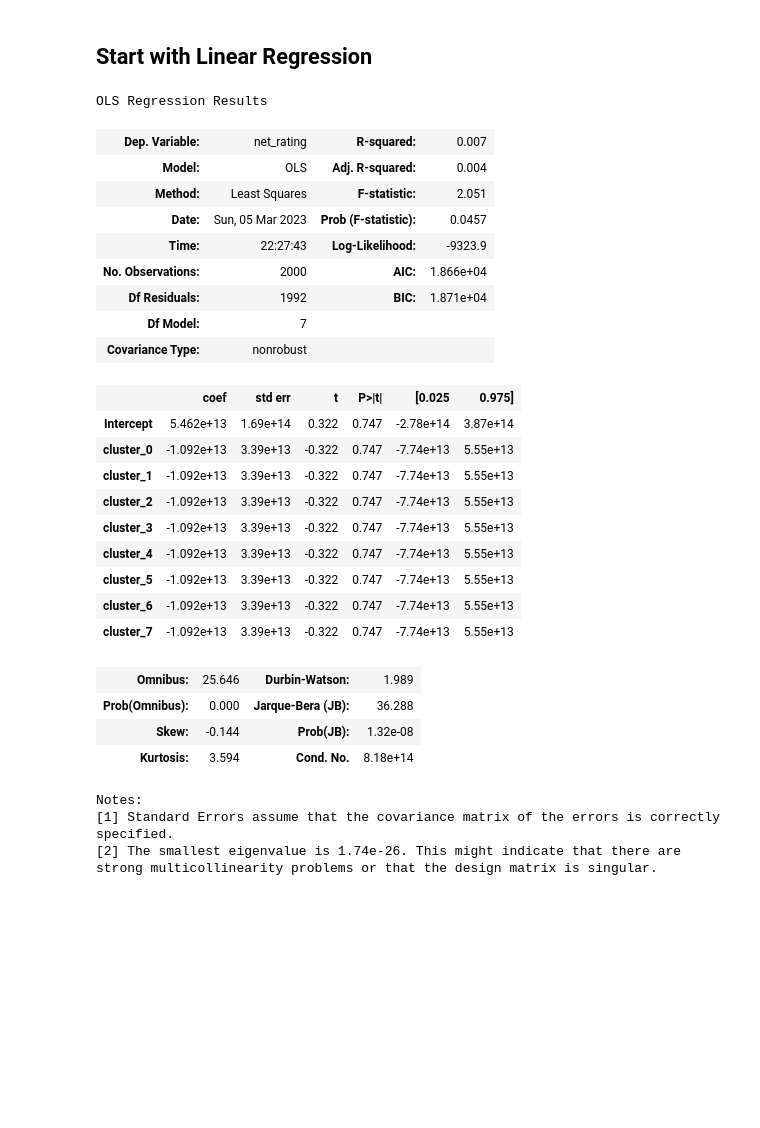
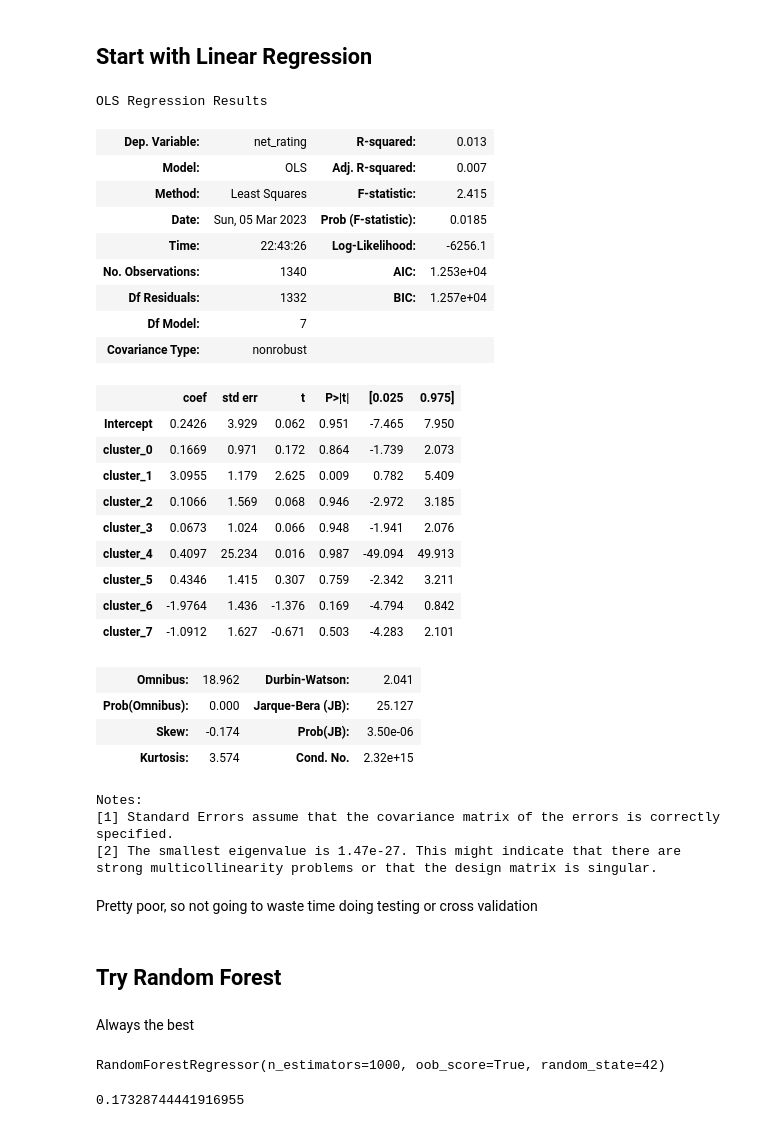
Before and after one commit to HenryLiang-123/MSiA_421, a Jupyter notebook: Project/project.ipynb, the cells around one changed output. Cells and saved outputs as stored; diff of their text form; code cells hidden in the pictures; blank space fills up the shorter version.

```diff
--- a/Project/project.ipynb
+++ b/Project/project.ipynb
@@ -122,37 +122,59 @@ dat_final.describe()
 ## Start with Linear Regression
 # %%
 import statsmodels.formula.api as smf
+from sklearn.model_selection import train_test_split
 
+X = dat_final.drop(labels=['net_rating'], axis=1)
+y = dat_final['net_rating']
+X_train, X_test, y_train, y_test = train_test_split(X, y, test_size=0.33, random_state=42)
 formula = 'net_rating ~ cluster_0 + cluster_1 + cluster_2 + cluster_3 + cluster_4 + cluster_5 + cluster_6 + cluster_7'
-m1 = smf.ols(formula=formula, data = dat_final)
+m1 = smf.ols(formula=formula, data = pd.concat([X_train, y_train], axis = 1))
 m1_fit = m1.fit()
 m1_fit.summary()
 # %% [output]
 OLS Regression Results
-| Dep. Variable: | net_rating | R-squared: | 0.007 |
-| Model: | OLS | Adj. R-squared: | 0.004 |
-| Method: | Least Squares | F-statistic: | 2.051 |
-| Date: | Sun, 05 Mar 2023 | Prob (F-statistic): | 0.0457 |
-| Time: | 22:27:43 | Log-Likelihood: | -9323.9 |
-| No. Observations: | 2000 | AIC: | 1.866e+04 |
-| Df Residuals: | 1992 | BIC: | 1.871e+04 |
+| Dep. Variable: | net_rating | R-squared: | 0.013 |
+| Model: | OLS | Adj. R-squared: | 0.007 |
+| Method: | Least Squares | F-statistic: | 2.415 |
+| Date: | Sun, 05 Mar 2023 | Prob (F-statistic): | 0.0185 |
+| Time: | 22:43:26 | Log-Likelihood: | -6256.1 |
+| No. Observations: | 1340 | AIC: | 1.253e+04 |
+| Df Residuals: | 1332 | BIC: | 1.257e+04 |
 | Df Model: | 7 |  |  |
 | Covariance Type: | nonrobust |  |  |
 |  | coef | std err | t | P>|t| | [0.025 | 0.975] |
-| Intercept | 5.462e+13 | 1.69e+14 | 0.322 | 0.747 | -2.78e+14 | 3.87e+14 |
-| cluster_0 | -1.092e+13 | 3.39e+13 | -0.322 | 0.747 | -7.74e+13 | 5.55e+13 |
-| cluster_1 | -1.092e+13 | 3.39e+13 | -0.322 | 0.747 | -7.74e+13 | 5.55e+13 |
-| cluster_2 | -1.092e+13 | 3.39e+13 | -0.322 | 0.747 | -7.74e+13 | 5.55e+13 |
-| cluster_3 | -1.092e+13 | 3.39e+13 | -0.322 | 0.747 | -7.74e+13 | 5.55e+13 |
-| cluster_4 | -1.092e+13 | 3.39e+13 | -0.322 | 0.747 | -7.74e+13 | 5.55e+13 |
-| cluster_5 | -1.092e+13 | 3.39e+13 | -0.322 | 0.747 | -7.74e+13 | 5.55e+13 |
-| cluster_6 | -1.092e+13 | 3.39e+13 | -0.322 | 0.747 | -7.74e+13 | 5.55e+13 |
-| cluster_7 | -1.092e+13 | 3.39e+13 | -0.322 | 0.747 | -7.74e+13 | 5.55e+13 |
+| Intercept | 0.2426 | 3.929 | 0.062 | 0.951 | -7.465 | 7.950 |
+| cluster_0 | 0.1669 | 0.971 | 0.172 | 0.864 | -1.739 | 2.073 |
+| cluster_1 | 3.0955 | 1.179 | 2.625 | 0.009 | 0.782 | 5.409 |
+| cluster_2 | 0.1066 | 1.569 | 0.068 | 0.946 | -2.972 | 3.185 |
+| cluster_3 | 0.0673 | 1.024 | 0.066 | 0.948 | -1.941 | 2.076 |
+| cluster_4 | 0.4097 | 25.234 | 0.016 | 0.987 | -49.094 | 49.913 |
+| cluster_5 | 0.4346 | 1.415 | 0.307 | 0.759 | -2.342 | 3.211 |
+| cluster_6 | -1.9764 | 1.436 | -1.376 | 0.169 | -4.794 | 0.842 |
+| cluster_7 | -1.0912 | 1.627 | -0.671 | 0.503 | -4.283 | 2.101 |
-| Omnibus: | 25.646 | Durbin-Watson: | 1.989 |
-| Prob(Omnibus): | 0.000 | Jarque-Bera (JB): | 36.288 |
-| Skew: | -0.144 | Prob(JB): | 1.32e-08 |
-| Kurtosis: | 3.594 | Cond. No. | 8.18e+14 |
+| Omnibus: | 18.962 | Durbin-Watson: | 2.041 |
+| Prob(Omnibus): | 0.000 | Jarque-Bera (JB): | 25.127 |
+| Skew: | -0.174 | Prob(JB): | 3.50e-06 |
+| Kurtosis: | 3.574 | Cond. No. | 2.32e+15 |
 Notes:
 [1] Standard Errors assume that the covariance matrix of the errors is correctly specified.
-[2] The smallest eigenvalue is 1.74e-26. This might indicate that there are
+[2] The smallest eigenvalue is 1.47e-27. This might indicate that there are
 strong multicollinearity problems or that the design matrix is singular.
+# %% [markdown]
+Pretty poor, so not going to waste time doing testing or cross validation
+# %% [markdown]
+## Try Random Forest
+# %% [markdown]
+Always the best
+# %%
+from sklearn.ensemble import RandomForestRegressor
+
+# Build basic model to see if it is worth doing grid search to find best params
+rf = RandomForestRegressor(n_estimators = 1000, random_state = 42, oob_score=True)
+rf.fit(X_train, y_train)
+# %% [output]
+RandomForestRegressor(n_estimators=1000, oob_score=True, random_state=42)
+# %%
+rf.score(X_train, y_train)
+# %% [output]
+0.17328744441916955
```
Also changed, not shown: parts of 4 cells of this notebook.
